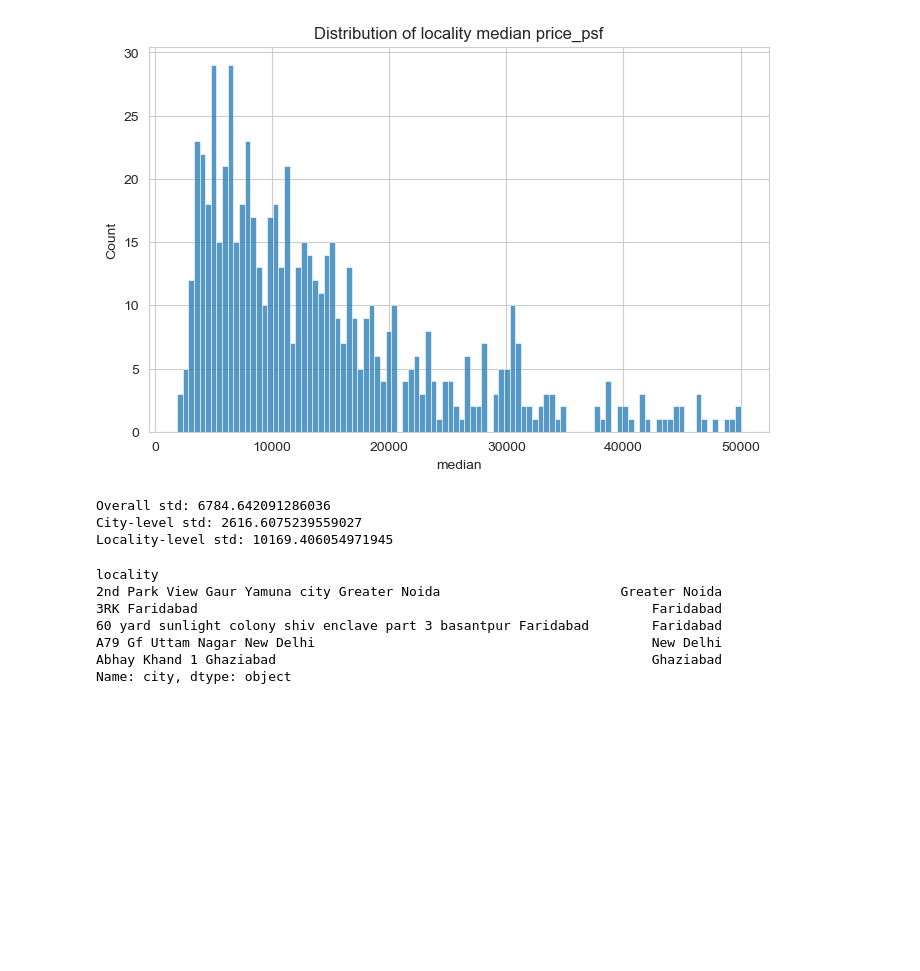
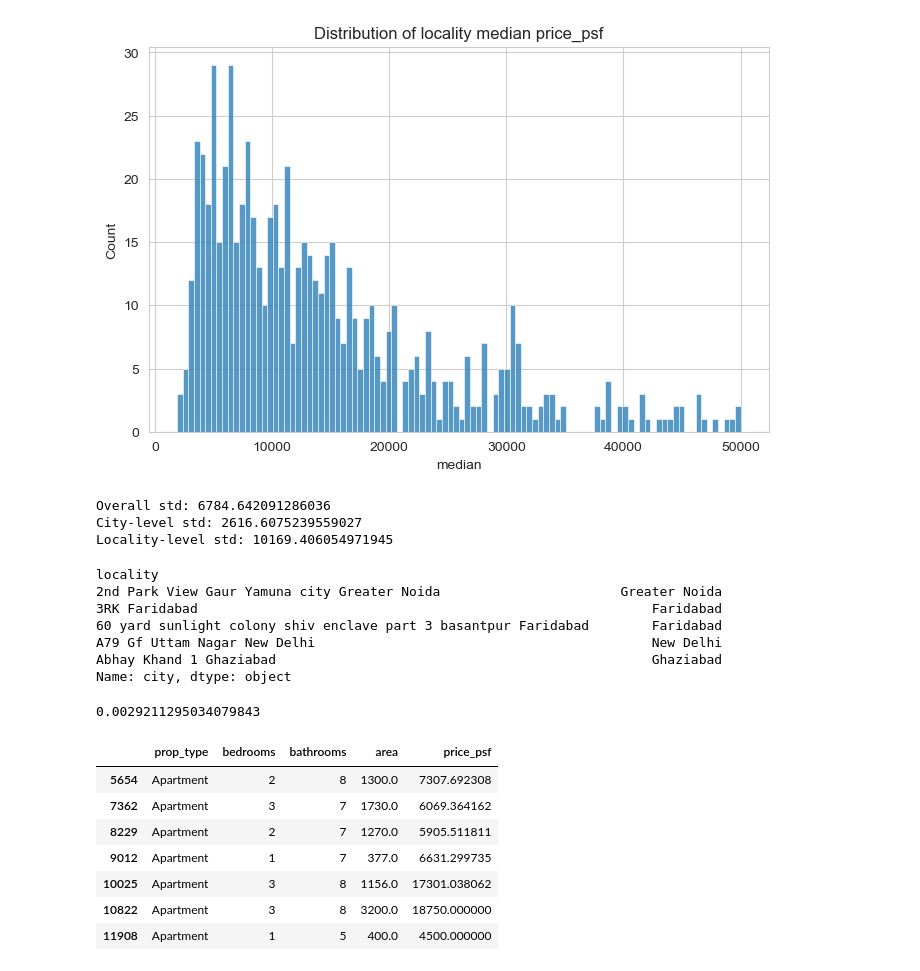
Before and after one commit to anixes/ncr_property_intelligence_system, a Jupyter notebook: notebooks/02_eda.ipynb, the cells around one changed output. Drawn from its saved outputs; the diff is of its cells as text; code cells hidden in the pictures; blank space fills up the shorter version.

```diff
--- a/notebooks/02_eda.ipynb
+++ b/notebooks/02_eda.ipynb
@@ -577,0 +564,27 @@ loc_stats["delta_from_city"] = loc_stats["median"] - loc_stats["city_median"]
+# %%
+hard_mask = (
+    (df["area"] > 200) &
+    (df["area"] < 20000) &
+    (df["bedrooms"] <= 10) &
+    (df["bathrooms"] <= df["bedrooms"] + 3) &
+    (df["price_psf"] > 1000) &
+    (df["price_psf"] < 200000)
+)
+
+df["hard_outlier"] = ~hard_mask
+df["hard_outlier"].mean()
+# %% [output]
+0.0029211295034079843
+# %%
+df[df["bathrooms"] > df["bedrooms"] + 3][
+    ["prop_type","bedrooms","bathrooms","area","price_psf"]
+].head(10)
+# %% [output]
+|  | prop_type | bedrooms | bathrooms | area | price_psf |
+| 5654 | Apartment | 2 | 8 | 1300.0 | 7307.692308 |
+| 7362 | Apartment | 3 | 7 | 1730.0 | 6069.364162 |
+| 8229 | Apartment | 2 | 7 | 1270.0 | 5905.511811 |
+| 9012 | Apartment | 1 | 7 | 377.0 | 6631.299735 |
+| 10025 | Apartment | 3 | 8 | 1156.0 | 17301.038062 |
+| 10822 | Apartment | 3 | 8 | 3200.0 | 18750.000000 |
+| 11908 | Apartment | 1 | 5 | 400.0 | 4500.000000 |
```
Also changed, not shown: parts of 11 cells of this notebook, 1 other file.
